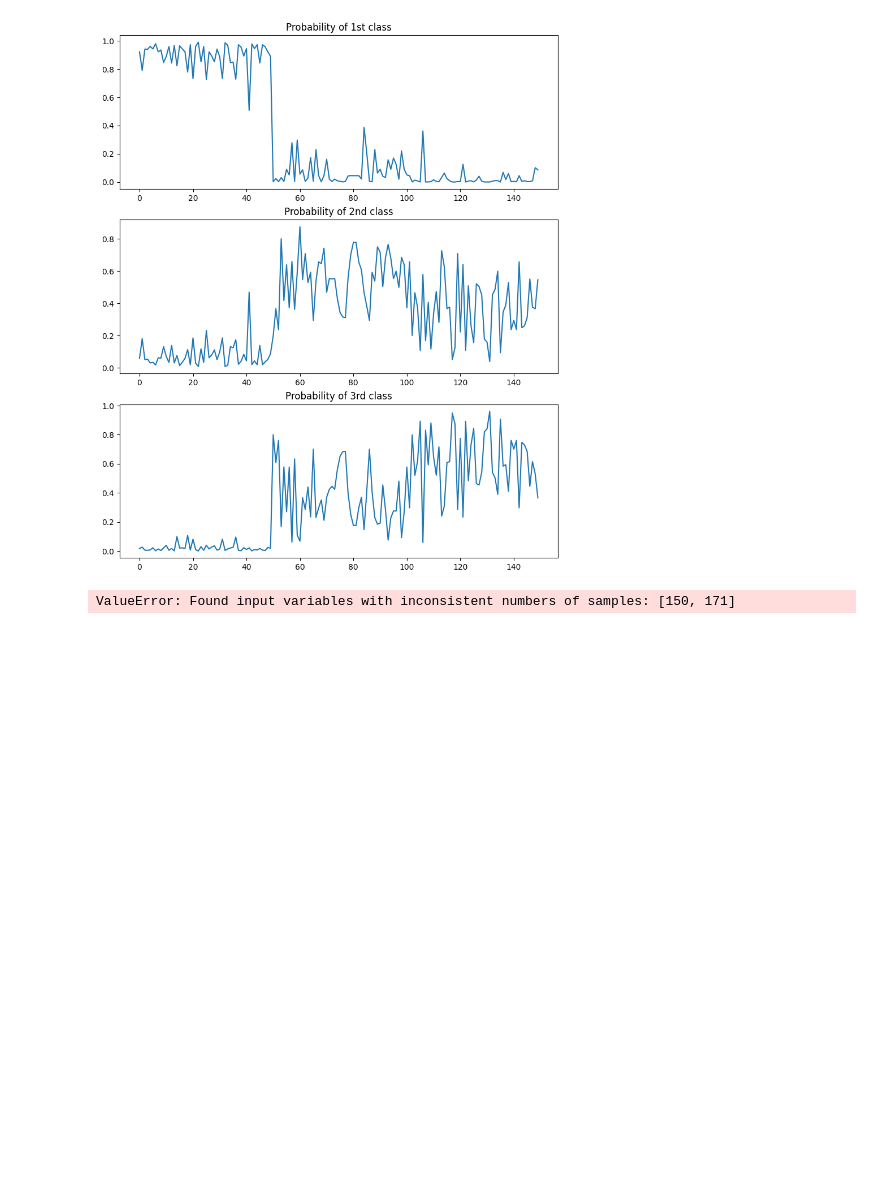
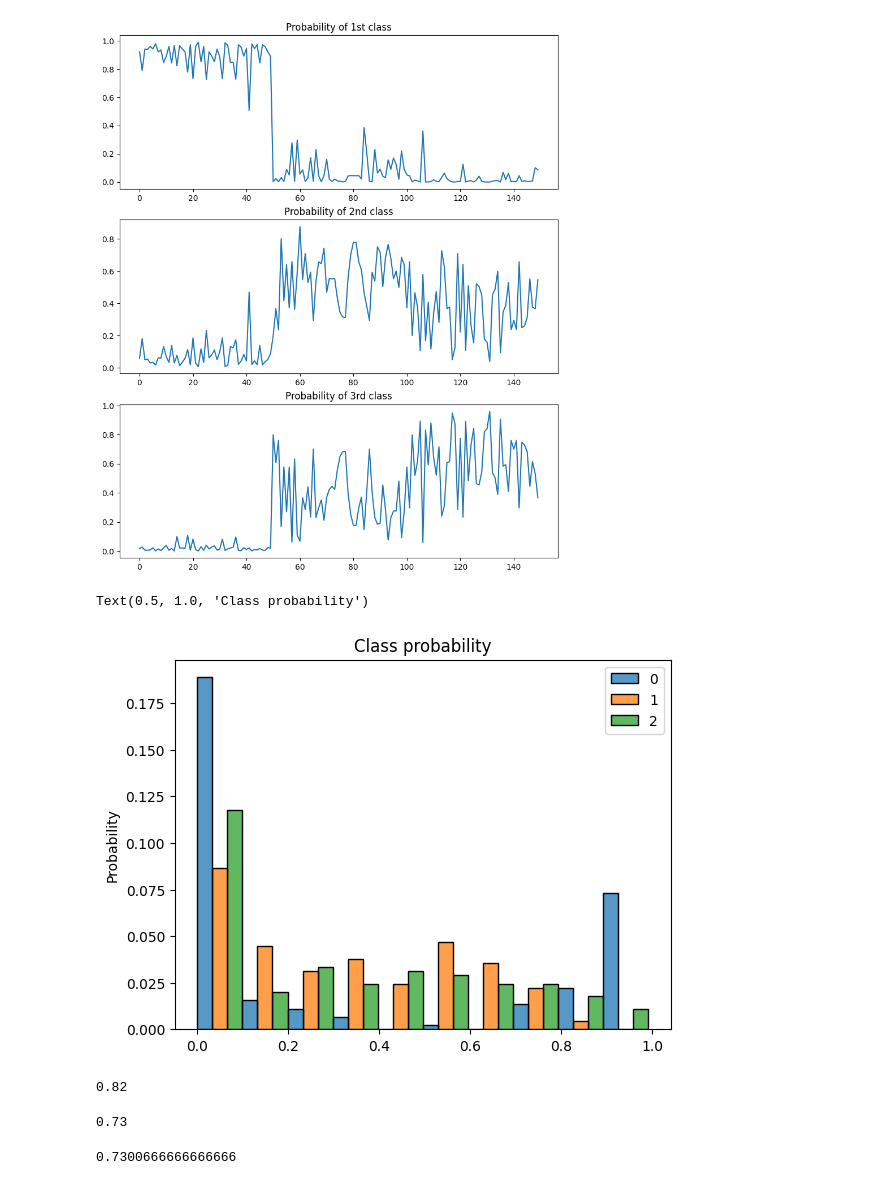
Before and after one commit to mkaniowski/machine_learning, a Jupyter notebook: Lab3/lab.ipynb, the cells around one changed output. Cells and saved outputs as stored; diff of their text form; code cells hidden in the pictures; blank space fills up the shorter version.

```diff
--- a/Lab3/lab.ipynb
+++ b/Lab3/lab.ipynb
@@ -153,9 +153,23 @@ ax3.set_title('Probability of 3rd class')
 # %% [output]
 Text(0.5, 1.0, 'Probability of 3rd class')
 [figure]
+# %%
+import seaborn as sns
+sns.histplot(data=clf.predict_proba(X), multiple='dodge', stat='probability')
+plt.title('Class probability')
+# %% [output]
+Text(0.5, 1.0, 'Class probability')
+[figure, added]
 # %%
-from sklearn.metrics import label_ranking_average_precision_score
+from sklearn.metrics import explained_variance_score, r2_score
 clf.score(X, Y)
-label_ranking_average_precision_score(Y_, Y)
 # %% [output]
-ValueError: Found input variables with inconsistent numbers of samples: [150, 171]
+0.82
+# %%
+r2_score(Y, ZZ)
+# %% [output]
+0.73
+# %%
+explained_variance_score(Y, ZZ)
+# %% [output]
+0.7300666666666666
```
Also changed, not shown: parts of 1 cell of this notebook.
